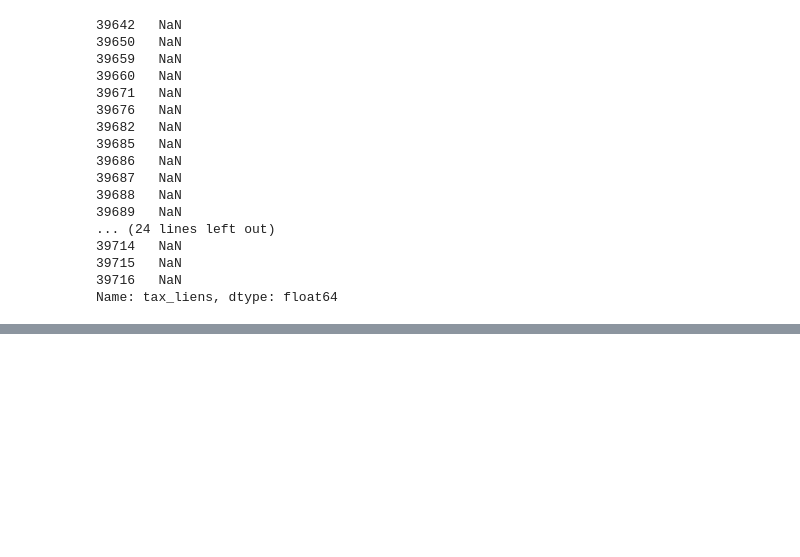
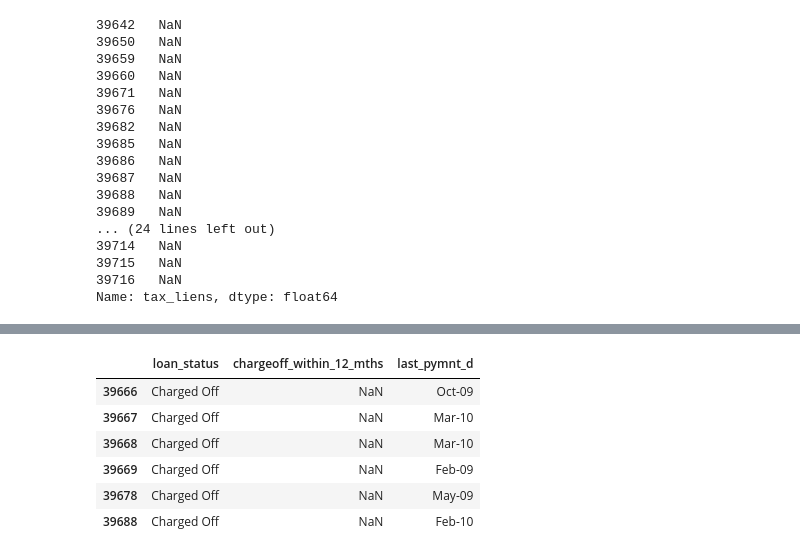
Before and after one commit to jatinmj/LendingClub_CaseStudy, a Jupyter notebook: Lending_club_caseStudy_Ishita_bhargava.ipynb, the cells around one changed output, grey strips where cells are left out. Saved outputs shown, nothing was run; the diff lists cells and outputs as text; code cells hidden in the pictures; blank space fills up the shorter version.

Commit message:
Clean_data Analysis

```diff
--- a/Lending_club_caseStudy_Ishita_bhargava.ipynb
+++ b/Lending_club_caseStudy_Ishita_bhargava.ipynb
@@ -383,0 +411,4 @@ Name: tax_liens, dtype: float64
+# %%
+#Imputing data
+Clean_data["pub_rec_bankruptcies"].fillna(Clean_data["pub_rec_bankruptcies"].mode()[0],inplace=True)
+Clean_data["tax_liens"].fillna(Clean_data["tax_liens"].mode()[0],inplace=True)
@@ -383,0 +494,10 @@ Name: tax_liens, dtype: float64
+# %%
+Clean_data[Clean_data['loan_status'].isin(['Charged Off']) & Clean_data['chargeoff_within_12_mths'].isnull()].loc[:,['loan_status','chargeoff_within_12_mths','last_pymnt_d']]
+# %% [output]
+|  | loan_status | chargeoff_within_12_mths | last_pymnt_d |
+| 39666 | Charged Off | NaN | Oct-09 |
+| 39667 | Charged Off | NaN | Mar-10 |
+| 39668 | Charged Off | NaN | Mar-10 |
+| 39669 | Charged Off | NaN | Feb-09 |
+| 39678 | Charged Off | NaN | May-09 |
+| 39688 | Charged Off | NaN | Feb-10 |
```
Also changed, not shown: parts of 32 cells of this notebook.
